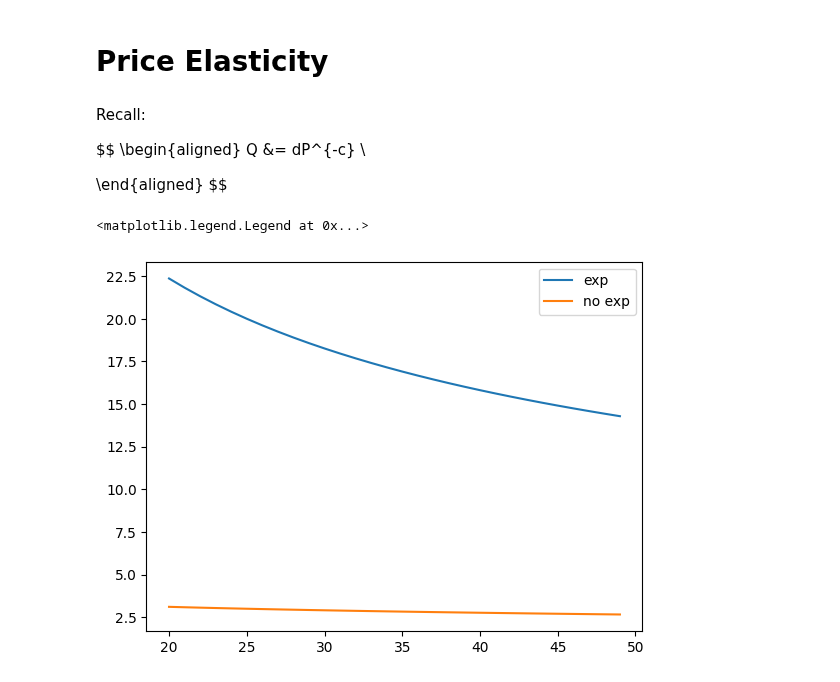
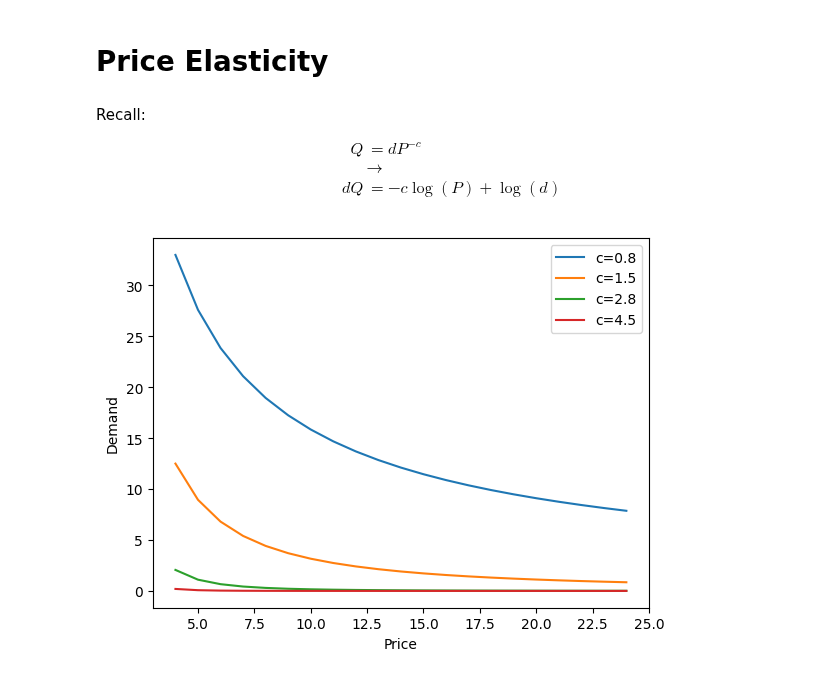
Before and after one commit to banditkings/learning-causal-impact, a Jupyter notebook: notebooks/pricing_example2.ipynb, the cells around one changed output. Cells and saved outputs as stored; diff of their text form; code cells hidden in the pictures.

```diff
--- a/notebooks/pricing_example2.ipynb
+++ b/notebooks/pricing_example2.ipynb
@@ -6,7 +6,8 @@ Recall:
 $$
 \begin{aligned}
 Q &= dP^{-c} \\
-
+&\rightarrow \\
+dQ &= -c \log(P) + \log(d)
 \end{aligned}
 $$
 # %%
@@ -17,21 +18,5 @@ import pandas as pd
 # price elasticity function
 
 def demand(P, constant, coef):
-    return -coef * np.log(P) + np.log(constant)
-
-def demand2(P, constant, coef):
+    """Q = dP^{-c}"""
     return constant * P**(-coef)
-# %%
-P = np.arange(20, 50)
-constant = 100
-
-# Inelastic
-coef = 0.5
-
-Q = demand(P, constant, coef)
-plt.plot(P, np.exp(Q), label='exp')
-plt.plot(P, Q, label='no exp')
-plt.legend()
-# %% [output]
-<matplotlib.legend.Legend at 0x...>
-[figure, removed]
@@ -39,0 +23,19 @@ Q2 = demand2(P, constant, coef)
+# %%
+P = np.arange(4, 25)
+
+d = 100
+
+Q1 = demand(P, d, 0.8)
+Q2 = demand(P, d, 1.5)
+Q3 = demand(P, d, 2.8)
+Q4 = demand(P, d, 4.5)
+
+plt.plot(P, Q1, label='c=0.8')
+plt.plot(P, Q2, label='c=1.5')
+plt.plot(P, Q3, label='c=2.8')
+plt.plot(P, Q4, label='c=4.5')
+plt.ylabel("Demand")
+plt.xlabel("Price")
+plt.legend();
+# %% [output]
+[figure, added]
```
Also changed, not shown: parts of 9 cells of this notebook.
